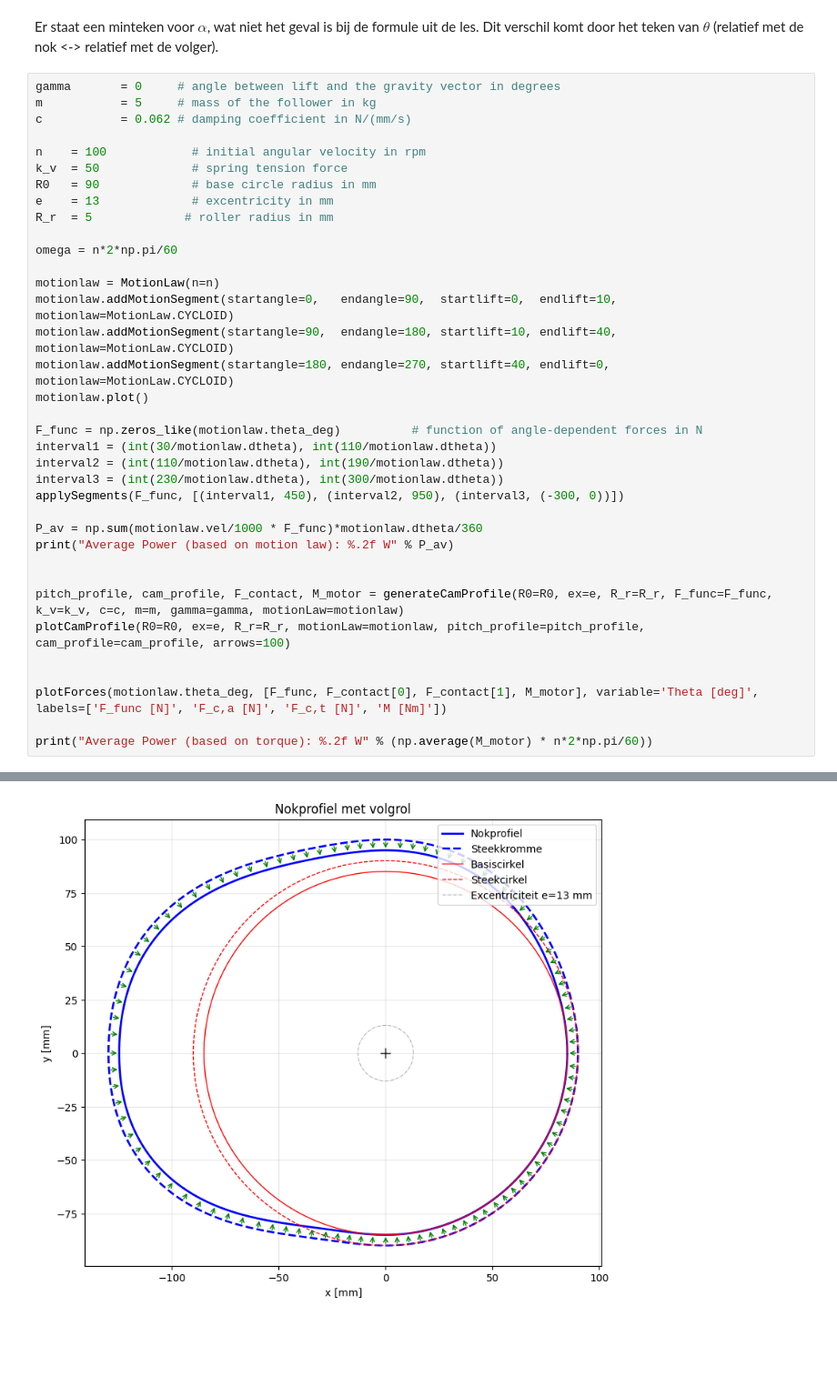
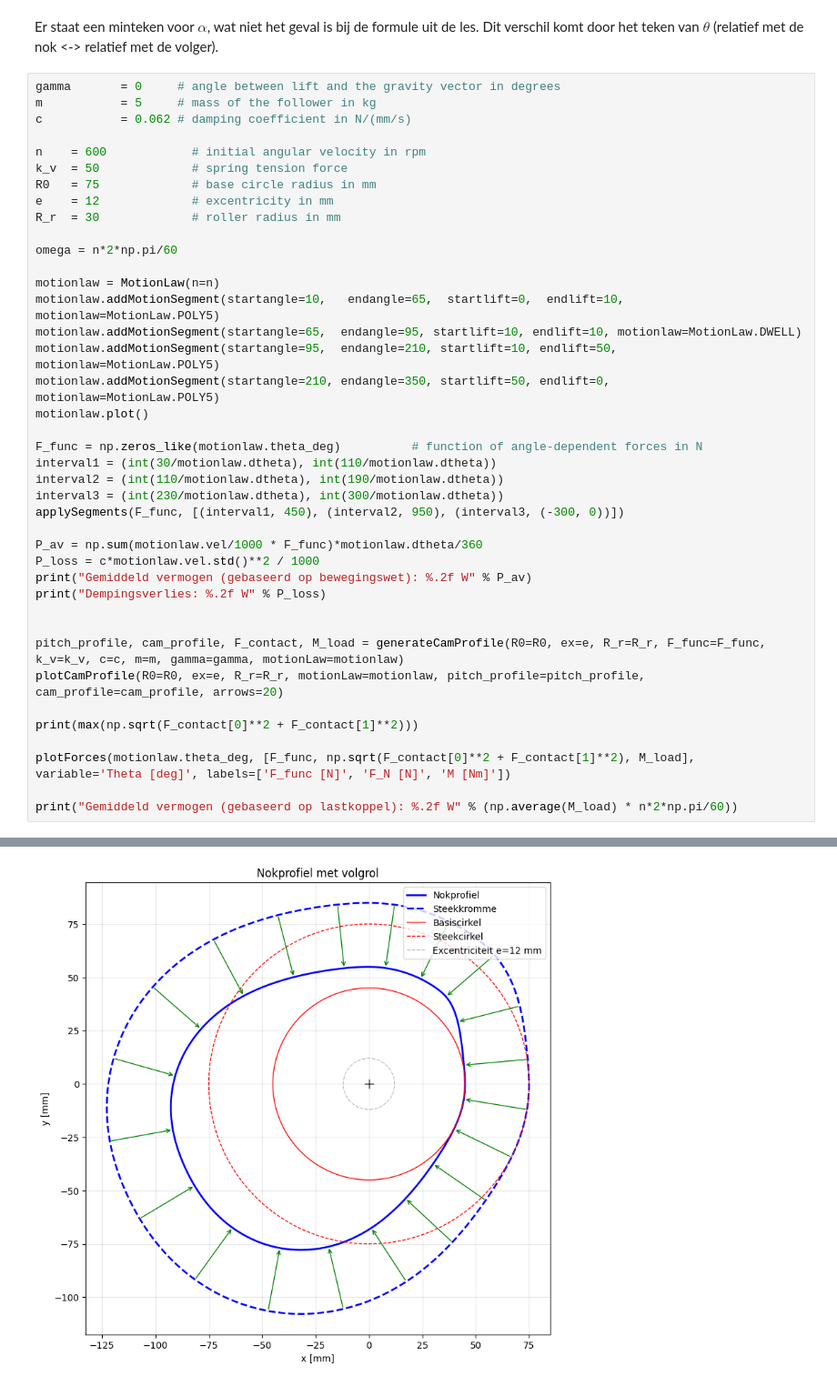
Before and after one commit to NelsonVerdurme/Beweging, a Jupyter notebook: Nokken/nokken.ipynb, the cells around one changed output, grey strips where cells are left out. Shown at 91% size. Drawn from its saved outputs; the diff is of its cells as text; blank space fills up the shorter version.

```diff
--- a/Nokken/nokken.ipynb
+++ b/Nokken/nokken.ipynb
@@ -229,18 +252,19 @@ gamma       = 0     # angle between lift and the gravity vector in degrees
 m           = 5     # mass of the follower in kg
 c           = 0.062 # damping coefficient in N/(mm/s)
 
-n    = 100            # initial angular velocity in rpm
+n    = 600            # initial angular velocity in rpm
 k_v  = 50             # spring tension force
-R0   = 90             # base circle radius in mm
-e    = 13             # excentricity in mm
-R_r  = 5             # roller radius in mm
+R0   = 75             # base circle radius in mm
+e    = 12             # excentricity in mm
+R_r  = 30             # roller radius in mm
 
 omega = n*2*np.pi/60
 
 motionlaw = MotionLaw(n=n)
-motionlaw.addMotionSegment(startangle=0,   endangle=90,  startlift=0,  endlift=10, motionlaw=MotionLaw.CYCLOID)
-motionlaw.addMotionSegment(startangle=90,  endangle=180, startlift=10, endlift=40, motionlaw=MotionLaw.CYCLOID)
-motionlaw.addMotionSegment(startangle=180, endangle=270, startlift=40, endlift=0,  motionlaw=MotionLaw.CYCLOID)
+motionlaw.addMotionSegment(startangle=10,   endangle=65,  startlift=0,  endlift=10, motionlaw=MotionLaw.POLY5)
+motionlaw.addMotionSegment(startangle=65,  endangle=95, startlift=10, endlift=10, motionlaw=MotionLaw.DWELL)
+motionlaw.addMotionSegment(startangle=95,  endangle=210, startlift=10, endlift=50, motionlaw=MotionLaw.POLY5)
+motionlaw.addMotionSegment(startangle=210, endangle=350, startlift=50, endlift=0,  motionlaw=MotionLaw.POLY5)
 motionlaw.plot()
 
 F_func = np.zeros_like(motionlaw.theta_deg)          # function of angle-dependent forces in N
@@ -250,14 +274,17 @@ interval3 = (int(230/motionlaw.dtheta), int(300/motionlaw.dtheta))
 applySegments(F_func, [(interval1, 450), (interval2, 950), (interval3, (-300, 0))])
 
 P_av = np.sum(motionlaw.vel/1000 * F_func)*motionlaw.dtheta/360
-print("Average Power (based on motion law): %.2f W" % P_av)
+P_loss = c*motionlaw.vel.std()**2 / 1000
+print("Gemiddeld vermogen (gebaseerd op bewegingswet): %.2f W" % P_av)
+print("Dempingsverlies: %.2f W" % P_loss)
 
 
-pitch_profile, cam_profile, F_contact, M_motor = generateCamProfile(R0=R0, ex=e, R_r=R_r, F_func=F_func, k_v=k_v, c=c, m=m, gamma=gamma, motionLaw=motionlaw)
-plotCamProfile(R0=R0, ex=e, R_r=R_r, motionLaw=motionlaw, pitch_profile=pitch_profile, cam_profile=cam_profile, arrows=100)
+pitch_profile, cam_profile, F_contact, M_load = generateCamProfile(R0=R0, ex=e, R_r=R_r, F_func=F_func, k_v=k_v, c=c, m=m, gamma=gamma, motionLaw=motionlaw)
+plotCamProfile(R0=R0, ex=e, R_r=R_r, motionLaw=motionlaw, pitch_profile=pitch_profile, cam_profile=cam_profile, arrows=20)
 
+print(max(np.sqrt(F_contact[0]**2 + F_contact[1]**2)))
 
-plotForces(motionlaw.theta_deg, [F_func, F_contact[0], F_contact[1], M_motor], variable='Theta [deg]', labels=['F_func [N]', 'F_c,a [N]', 'F_c,t [N]', 'M [Nm]'])
+plotForces(motionlaw.theta_deg, [F_func, np.sqrt(F_contact[0]**2 + F_contact[1]**2), M_load], variable='Theta [deg]', labels=['F_func [N]', 'F_N [N]', 'M [Nm]'])
 
-print("Average Power (based on torque): %.2f W" % (np.average(M_motor) * n*2*np.pi/60))
+print("Gemiddeld vermogen (gebaseerd op lastkoppel): %.2f W" % (np.average(M_load) * n*2*np.pi/60))
 # %% [output]
@@ -266 +294 @@ Average Power (based on motion law): 57.63 W
-[figure, old version]
+[figure, new version]
```
Also changed, not shown: parts of 15 cells of this notebook.
